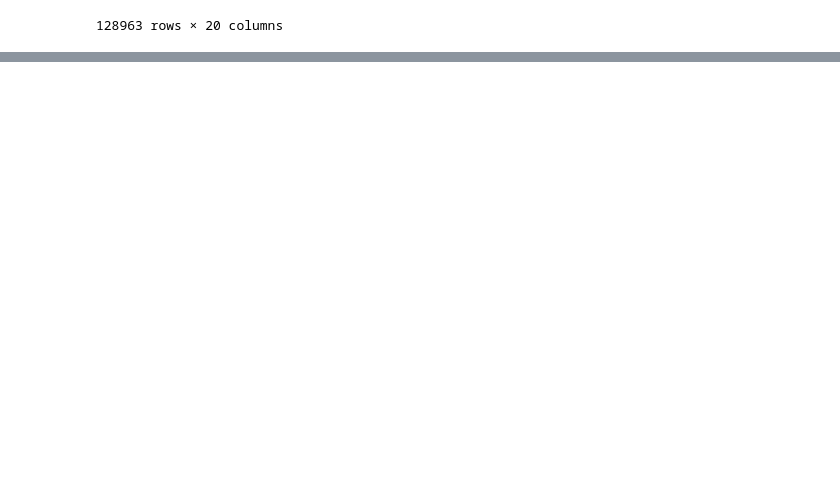
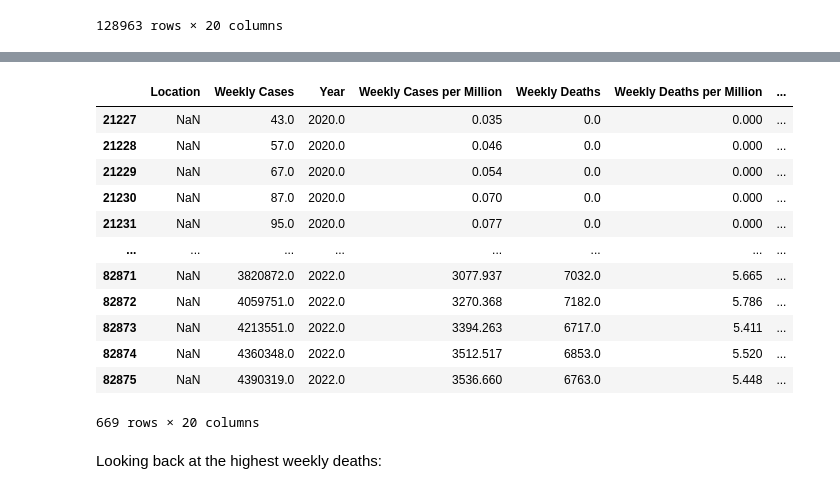
Before and after one commit to BiancaCarneiro/Covid-Prediction, a Jupyter notebook: project/notebooks/covid_preprocessing.ipynb, the cells around one changed output, grey strips where cells are left out. Drawn from its saved outputs; the diff is of its cells as text; code cells hidden in the pictures; blank space fills up the shorter version.

```diff
--- a/project/notebooks/covid_preprocessing.ipynb
+++ b/project/notebooks/covid_preprocessing.ipynb
@@ -372,0 +452,18 @@ df_train
+# %%
+df_train.loc[df_train.loc[(df_train["Income"] == "High income")].index]
+# %% [output]
+|  | Location | Weekly Cases | Year | Weekly Cases per Million | Weekly Deaths | Weekly Deaths per Million | ... |
+| 21227 | NaN | 43.0 | 2020.0 | 0.035 | 0.0 | 0.000 | ... |
+| 21228 | NaN | 57.0 | 2020.0 | 0.046 | 0.0 | 0.000 | ... |
+| 21229 | NaN | 67.0 | 2020.0 | 0.054 | 0.0 | 0.000 | ... |
+| 21230 | NaN | 87.0 | 2020.0 | 0.070 | 0.0 | 0.000 | ... |
+| 21231 | NaN | 95.0 | 2020.0 | 0.077 | 0.0 | 0.000 | ... |
+| ... | ... | ... | ... | ... | ... | ... | ... |
+| 82871 | NaN | 3820872.0 | 2022.0 | 3077.937 | 7032.0 | 5.665 | ... |
+| 82872 | NaN | 4059751.0 | 2022.0 | 3270.368 | 7182.0 | 5.786 | ... |
+| 82873 | NaN | 4213551.0 | 2022.0 | 3394.263 | 6717.0 | 5.411 | ... |
+| 82874 | NaN | 4360348.0 | 2022.0 | 3512.517 | 6853.0 | 5.520 | ... |
+| 82875 | NaN | 4390319.0 | 2022.0 | 3536.660 | 6763.0 | 5.448 | ... |
+669 rows × 20 columns
+# %% [markdown]
+Looking back at the highest weekly deaths:
```
Also changed, not shown: parts of 76 cells of this notebook, 2 other files.
